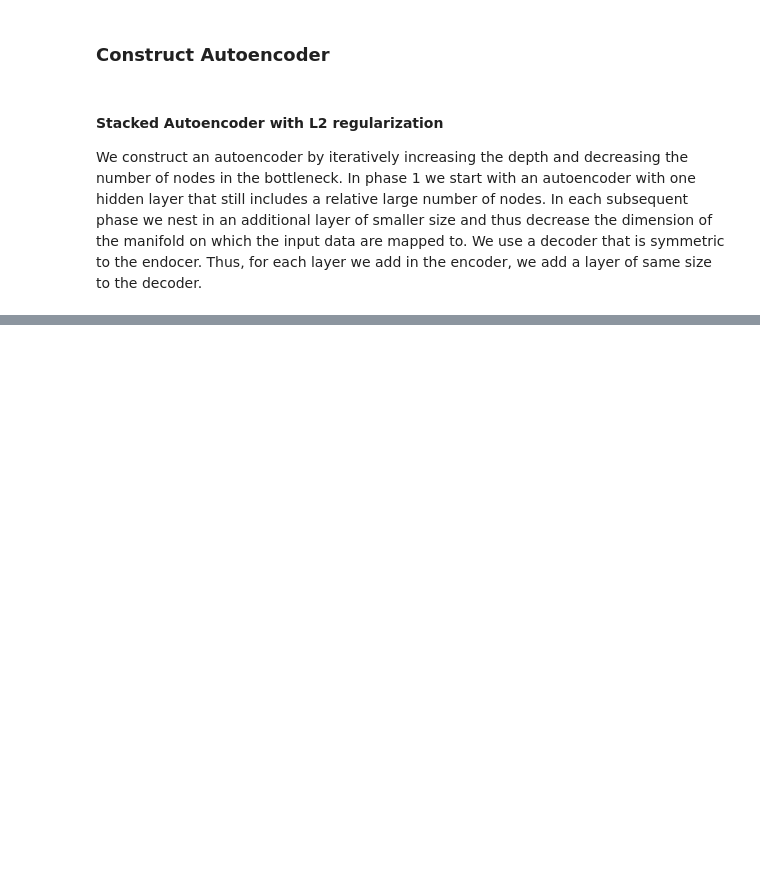
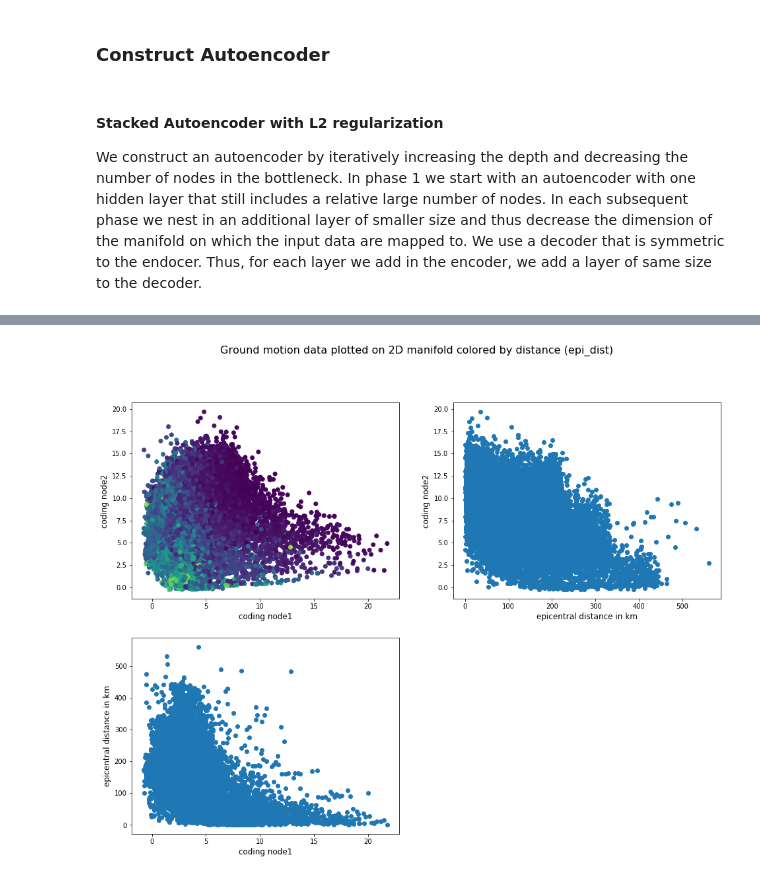
Before and after one commit to kvog/Ground_Motion_Autoencoder, a Jupyter notebook: Stacked_Autoencoder.ipynb, the cells around one changed output, grey strips where cells are left out. Drawn from its saved outputs; the diff is of its cells as text; code cells hidden in the pictures; blank space fills up the shorter version.

```diff
--- a/Stacked_Autoencoder.ipynb
+++ b/Stacked_Autoencoder.ipynb
@@ -344,0 +375,25 @@ plt.show()
+# %%
+fig = plt.figure(1, figsize=(16, 12))
+fig.suptitle("Ground motion data plotted on 2D manifold colored by distance (epi_dist)", fontsize = 16)
+
+dist_notna = data_dropna['epi_dist'].notna()
+dist_values = data_dropna.loc[dist_notna, 'epi_dist']
+
+plt.subplot(2,2,1)
+plt.scatter(coding[dist_notna,0], coding[dist_notna,1], c=dist_values, cmap='viridis')
+plt.xlabel('coding node1', fontsize = 12)
+plt.ylabel('coding node2', fontsize = 12)
+
+plt.subplot(2,2,2)
+plt.scatter(dist_values, coding[dist_notna,1])
+plt.xlabel('epicentral distance in km', fontsize = 12)
+plt.ylabel('coding node2', fontsize = 12)
+
+plt.subplot(2,2,3)
+plt.scatter(coding[dist_notna,0], dist_values)
+plt.xlabel('coding node1', fontsize = 12)
+plt.ylabel('epicentral distance in km', fontsize = 12)
+
+plt.show()
+# %% [output]
+[figure, added]
```
Also changed, not shown: parts of 5 cells of this notebook.
